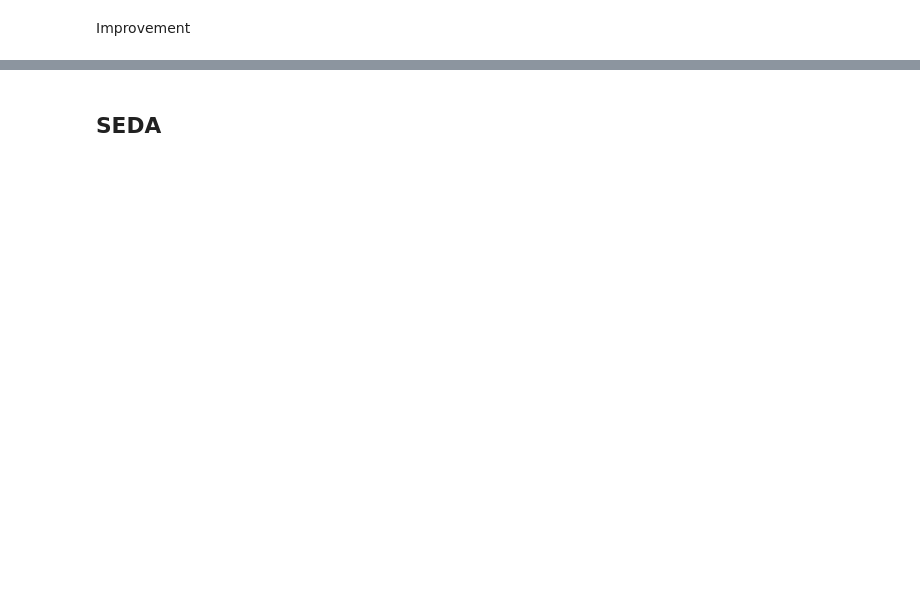
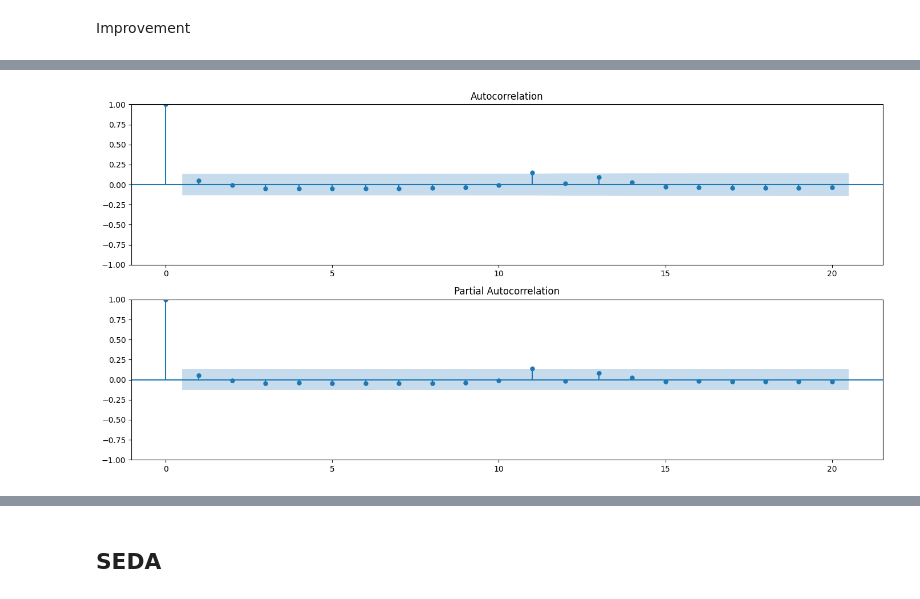
Before and after one commit to galsaidi/Data695, a Jupyter notebook: project.ipynb, the cells around one changed output, grey strips where cells are left out. Saved outputs shown, nothing was run; the diff lists cells and outputs as text; code cells hidden in the pictures; blank space fills up the shorter version.

```diff
--- a/project.ipynb
+++ b/project.ipynb
@@ -663,0 +638,16 @@ Critical Values:
+# %%
+# Autocorrelation Function and Partial Autocorrelation Function
+plt.figure(figsize=(14, 7))
+
+# ACF plot
+ax1 = plt.subplot(211)
+plot_acf(ts_data['current_size'], lags=20, ax=ax1)
+
+# PACF plot
+ax2 = plt.subplot(212)
+plot_pacf(ts_data['current_size'], lags=20, ax=ax2)
+
+plt.tight_layout()
+plt.show()
+# %% [output]
+[figure, added]
```
Also changed, not shown: parts of 34 cells of this notebook.
